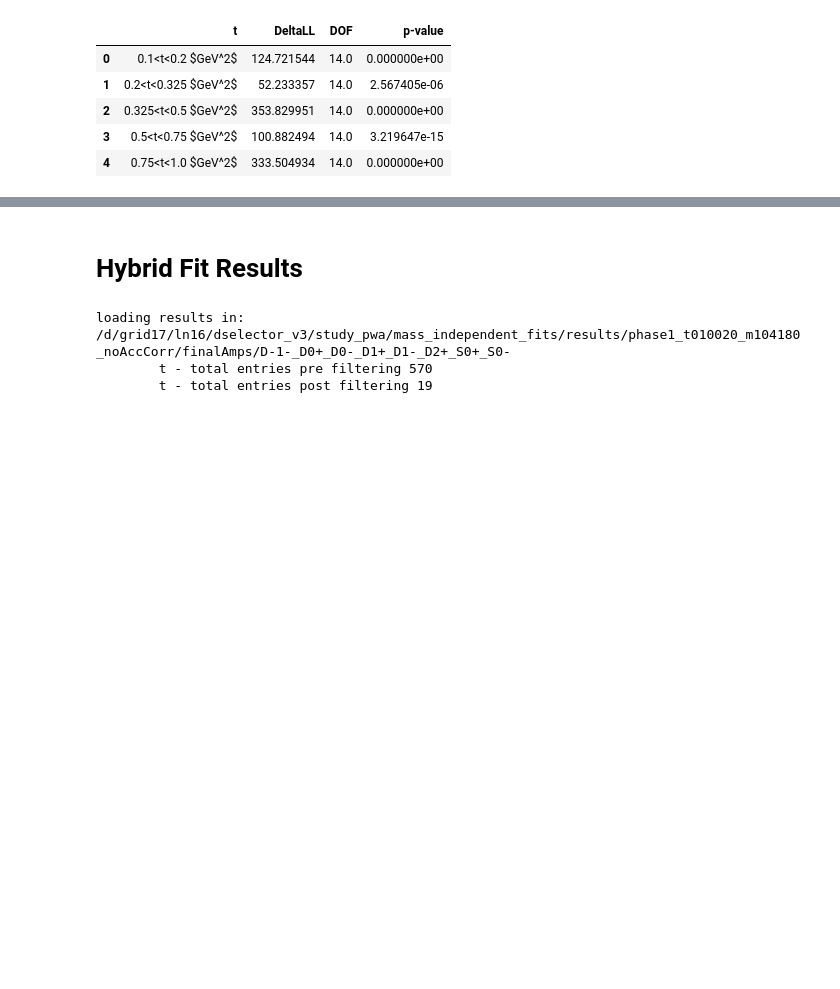
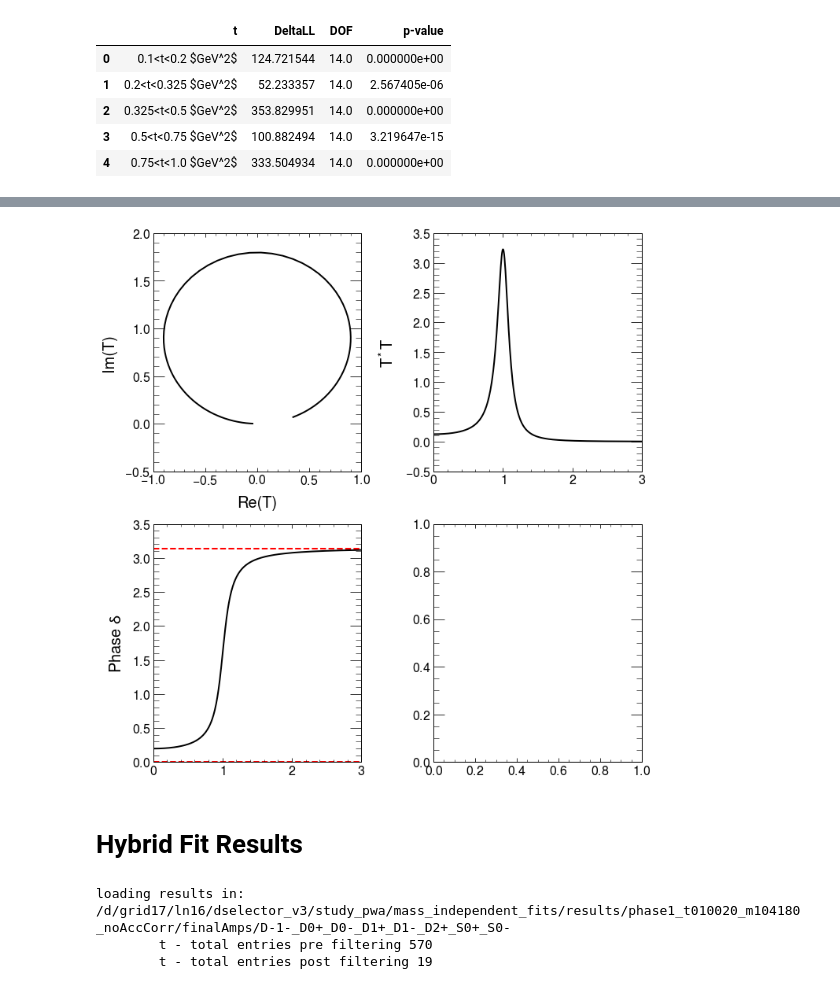
Before and after one commit to lan13005/EtaPi-Analysis, a Jupyter notebook: study_pwa/jupyter_plotting/plotter.ipynb, the cells around one changed output, grey strips where cells are left out. Saved outputs shown, nothing was run; the diff lists cells and outputs as text; code cells hidden in the pictures; blank space fills up the shorter version.

```diff
--- a/study_pwa/jupyter_plotting/plotter.ipynb
+++ b/study_pwa/jupyter_plotting/plotter.ipynb
@@ -730,3 +860,29 @@ performance
+# %%
+############################################
+# TESTING THE CODE, MAKING THEORY PLOT
+############################################
+
+_m=np.linspace(0,3,500)
+t=T(_m,1,0.2)
+fig,axes=plt.subplots(2,2,figsize=(10,10))
+axes=axes.flatten()
+
+axes[0].plot(t.real,t.imag,c='black')
+axes[0].set_xlabel("Re(T)")
+axes[0].set_ylabel("Im(T)")
+
+axes[1].plot(_m,(t*np.conjugate(t)).real,c='black')
+axes[1].set_ylabel(r"$T^*T$")
+
+axes[2].plot(_m,np.angle(t),c='black')
+axes[2].set_ylabel(r"Phase $\delta$")
+axes[2].axhline(0,c='red',linestyle='--')
+axes[2].axhline(np.pi,c='red',linestyle='--')
+
+
+plt.tight_layout()
+# %% [output]
+[figure, added]
 # %% [markdown]
 # Hybrid Fit Results
 # %%
```
Also changed, not shown: parts of 24 cells of this notebook, 8 other files.
